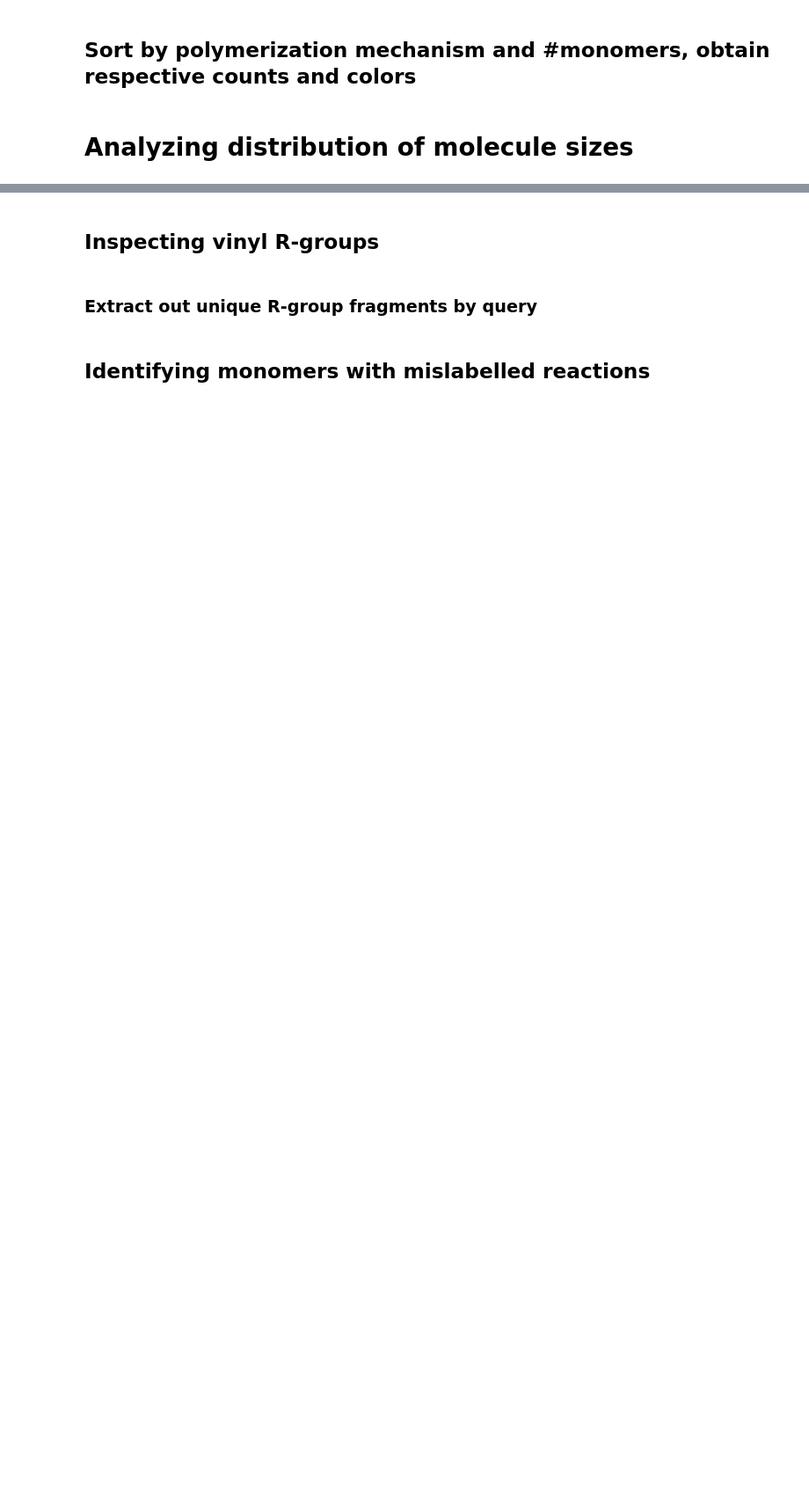
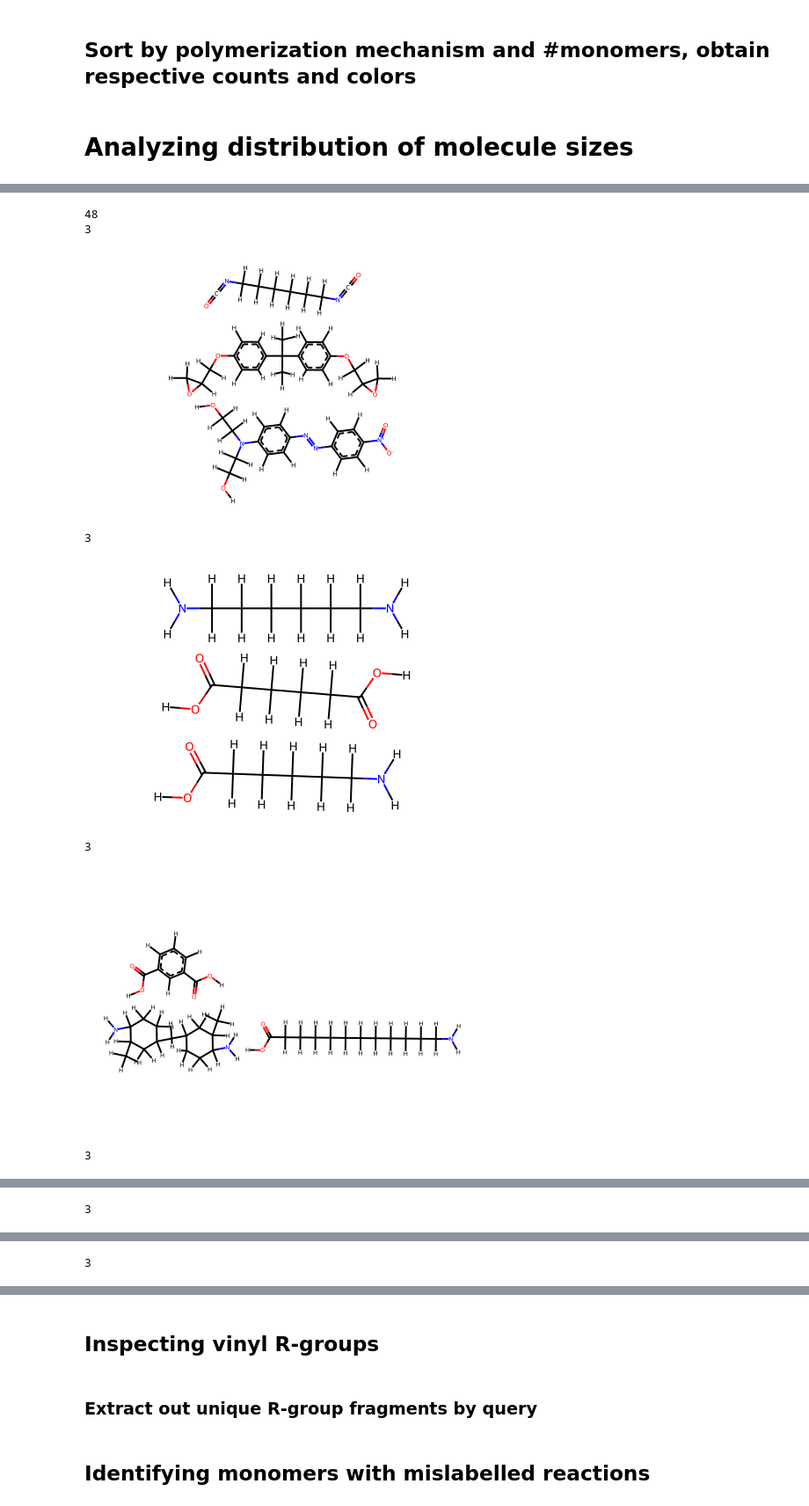
Before and after one commit to jlaw9/2026_polymer_build_workflow, a Jupyter notebook: input_inspect.ipynb, the cells around one changed output, grey strips where cells are left out. Shown at 88% size. Saved outputs shown, nothing was run; the diff lists cells and outputs as text; code cells hidden in the pictures; blank space fills up the shorter version.

Commit message:
Investigated chemical inputs by number of monomers

```diff
--- a/input_inspect.ipynb
+++ b/input_inspect.ipynb
@@ -25,19 +25,28 @@ set_rdkdraw_size(300, 3/2)
 # %% [markdown]
 # Inspecting monomer dataset
 # %%
+from pathlib import Path
+from rdkit import Chem
+
 from src.utils.dataIO import read_monomer_data
 
 
-DATA_DIR = Path('src/monomer_data')
-
-input_data_path = DATA_DIR / 'PolyID_master.csv'
-# input_data_path = DATA_DIR / 'subsample_IPU.csv'
+DATA_DIR : Path = Path('src/monomer_data')
+# DATA_PATHNAME : str = 'PolyID_master_unique.csv'
+DATA_PATHNAME : str = 'PolyID_master.csv'
 
 # load and parse monomer data file from disc
+input_data_path = DATA_DIR / DATA_PATHNAME
 monomer_df = read_monomer_data([input_data_path])[0]
 monomer_df.set_index(monomer_df.columns[0], inplace=True) # alternative to index_cols arg in read function
-print(len(monomer_df))
 
-# generate chemically-unique counterpart
+# grouping chemistries by labelled polymerization mechanism
+grouper = monomer_df.groupby('mechanism_labelled', as_index=False)
+sample = grouper.sample(n=1)
+print(grouper.groups.keys())
+
+# generate chemically-unique counterpart dataframe
 monomer_df_unique = monomer_df.drop_duplicates('smiles_canonical')
+monomer_df_unique['old_index'] = monomer_df_unique.index
+monomer_df_unique.reset_index(inplace=True) # this is needed to make indexing match when modifying with iterrows
 print(len(monomer_df_unique))
@@ -123,13 +121,15 @@ from polymerist.rdutils.substructures import num_automorphisms
 
 
 molecule_records : list[dict[str, Any]] = []
-for i, row in track(monomer_df.iterrows(), description='Characterizing unique molecules...', total=len(monomer_df)):
+idxs = []
+for i, row in track(monomer_df_unique.iterrows(), description='Characterizing unique molecules...', total=len(monomer_df_unique)):
     monomer_mol_combined = Chem.MolFromSmiles(row.smiles_explicit, sanitize=False)
     sanitize_mol(monomer_mol_combined, sanitize_ops=SANITIZE_ALL, aromaticity_model=AROMATICITY_MDL, in_place=True)
     monomer_mols = Chem.GetMolFrags(monomer_mol_combined, sanitizeFrags=False, asMols=True)
 
     # get number of monomers per chemical entry
-    monomer_df.at[i, 'num_monomers'] = len(monomer_mols)
+    n_monomers = len(monomer_mols)
+    monomer_df_unique.loc[i, 'num_monomers'] = n_monomers # account for linear index vs index kept from original monomer dataset
 
     # strip out individual molecules
     for mol in monomer_mols:
@@ -141,7 +141,7 @@ for i, row in track(monomer_df.iterrows(), description='Characterizing unique mo
                 'n_automorphisms' : num_automorphisms(mol, maxMatches=1_000),
             }
         )
-monomer_df.num_monomers = monomer_df.num_monomers.astype(int)
+monomer_df_unique.num_monomers = monomer_df_unique.num_monomers.astype(int)
 
 # compile molecule-specific dataframe
 molecule_df = pd.DataFrame.from_records(molecule_records)
@@ -153,0 +175,20 @@ molecule_df.hist('n_automorphisms', grid=False, bins=40)
+# %%
+multimonomeric = monomer_df_unique[monomer_df_unique['num_monomers'] > 2]
+print(len(multimonomeric))
+
+for i, row in multimonomeric.iterrows():
+    monomer_mol_combined = Chem.MolFromSmiles(row.smiles_explicit, sanitize=False)
+    sanitize_mol(monomer_mol_combined, sanitize_ops=SANITIZE_ALL, aromaticity_model=AROMATICITY_MDL, in_place=True)
+    monomer_mols = Chem.GetMolFrags(monomer_mol_combined, sanitizeFrags=False, asMols=True)
+    print(len(monomer_mols))
+
+    display(monomer_mol_combined)
+# %% [output]
+48
+3
+[figure, added]
+3
+[figure, added]
+3
+[figure, added]
+3
@@ -153,0 +196 @@ molecule_df.hist('n_automorphisms', grid=False, bins=40)
+3
@@ -153,0 +198 @@ molecule_df.hist('n_automorphisms', grid=False, bins=40)
+3
```
Also changed, not shown: parts of 11 cells of this notebook.
